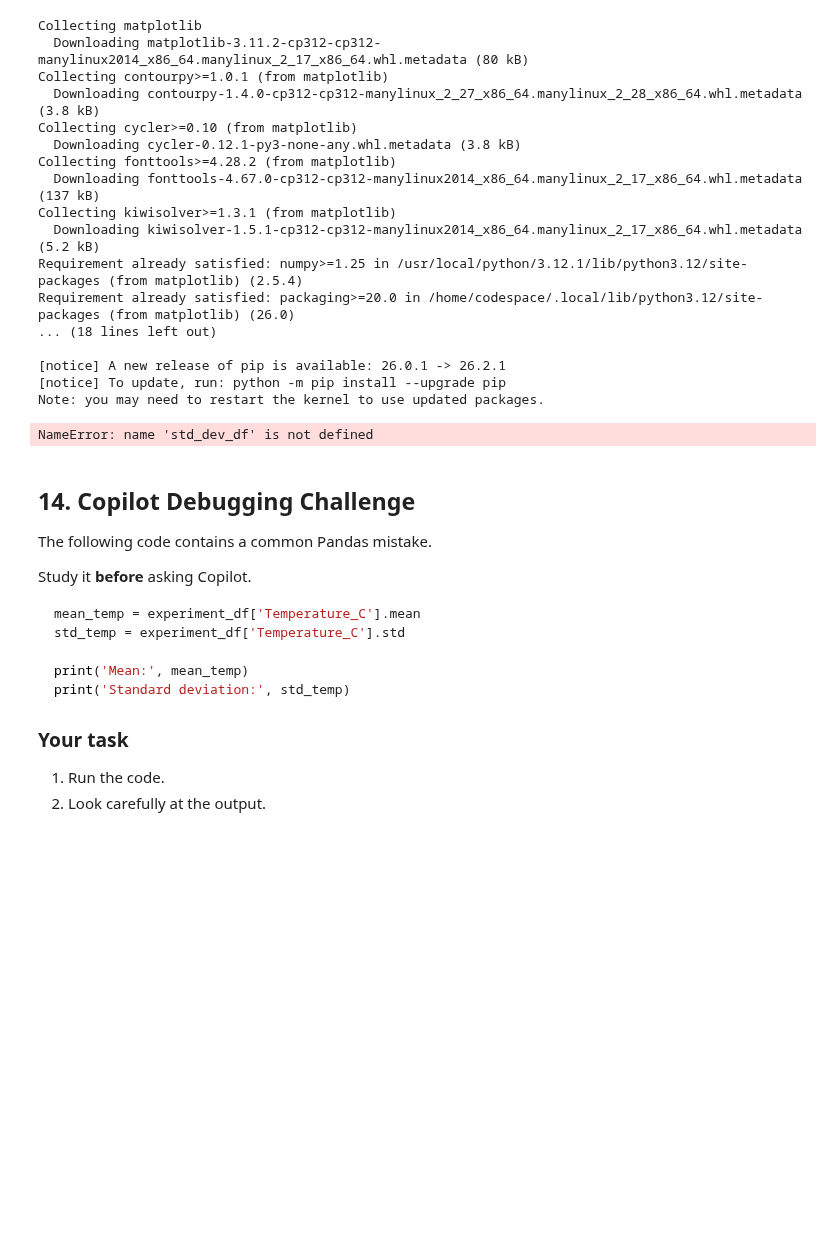
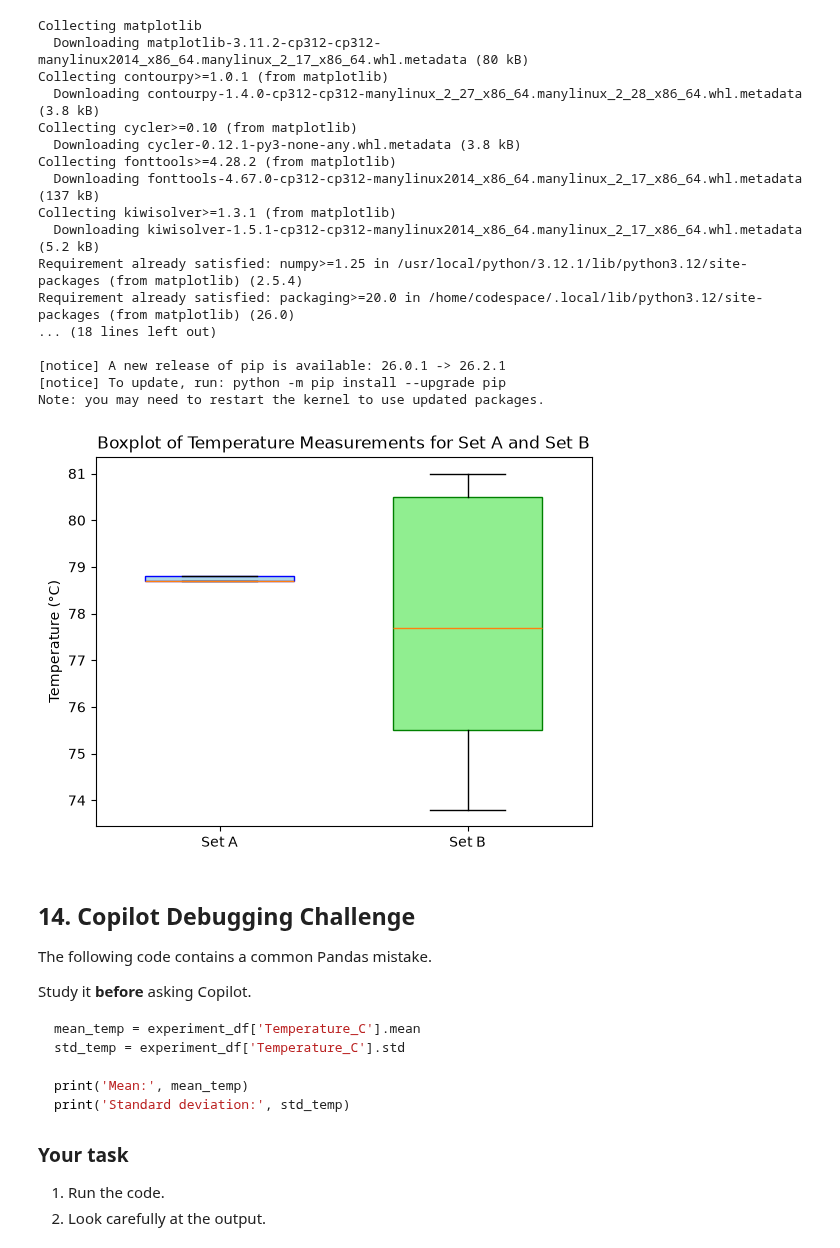
Before and after one commit to Shantanu7115/CP_Practical, a Jupyter notebook: Practical_09_Basic_Statistical_Analysis_Experimental_Measurements.ipynb, the cells around one changed output. Saved outputs shown, nothing was run; the diff lists cells and outputs as text; code cells hidden in the pictures; blank space fills up the shorter version.

```diff
--- a/Practical_09_Basic_Statistical_Analysis_Experimental_Measurements.ipynb
+++ b/Practical_09_Basic_Statistical_Analysis_Experimental_Measurements.ipynb
@@ -177,6 +177,14 @@ std_dev_set_a = pd.DataFrame({
 
 print(f"Standard Deviation of Set A: {std_dev_set_a['set_a'].std():.4f}, Mean of Set A: {std_dev_set_a['set_a'].mean():.4f}")
 print(f"Standard Deviation of Set B: {std_dev_set_a['set_b'].std():.4f}, Mean of Set B: {std_dev_set_a['set_b'].mean():.4f}")
+
+std_dev_set_b = pd.DataFrame({
+    "set_a" : [77.7, 77.8, 77.7, 77.8, 77.7],
+    "set_b" : [75.5, 80.5, 77.7, 81.0, 73.8]
+})
+
+print(f"Standard Deviation of Set A: {std_dev_set_b['set_a'].std():.4f}, Mean of Set A: {std_dev_set_b['set_a'].mean():.4f}")
+print(f"Standard Deviation of Set B: {std_dev_set_b['set_b'].std():.4f}, Mean of Set B: {std_dev_set_b['set_b'].mean():.4f}")
 # %% [output]
 Standard Deviation of Set A: 0.0548, Mean of Set A: 78.7400
 Standard Deviation of Set B: 3.2086, Mean of Set B: 78.6000
@@ -466,16 +476,17 @@ Note: you may need to restart the kernel to use updated packages.
 # %%
 # Activity 11
 # Create a simple visualization of experimental measurements.
 import matplotlib.pyplot as plt
 
-plt.boxplot(std_dev_df['set_a'], position=1, widths=0.6, patch_artist=True, boxprops=dict(facecolor='lightblue', color='blue'))
-plt.boxplot(std_dev_df['set_b'], position=2, widths=0.6, patch_artist=True, boxprops=dict(facecolor='lightgreen', color='green'))
+#Plotting the boxplot for Set A and Set B
+plt.boxplot(std_dev_set_a['set_a'], positions=[1], widths=0.6, patch_artist=True, boxprops=dict(facecolor='lightblue', color='blue'))
+plt.boxplot(std_dev_set_b['set_b'], positions=[2], widths=0.6, patch_artist=True, boxprops=dict(facecolor='lightgreen', color='green'))
 plt.xticks([1, 2], ['Set A', 'Set B'])
 plt.ylabel('Temperature (°C)')
 plt.title('Boxplot of Temperature Measurements for Set A and Set B')
 plt.show()
 # %% [output]
-NameError: name 'std_dev_df' is not defined
+[figure, added]
 # %% [markdown]
 ## 14. Copilot Debugging Challenge
 
```
Also changed, not shown: parts of 5 cells of this notebook.
